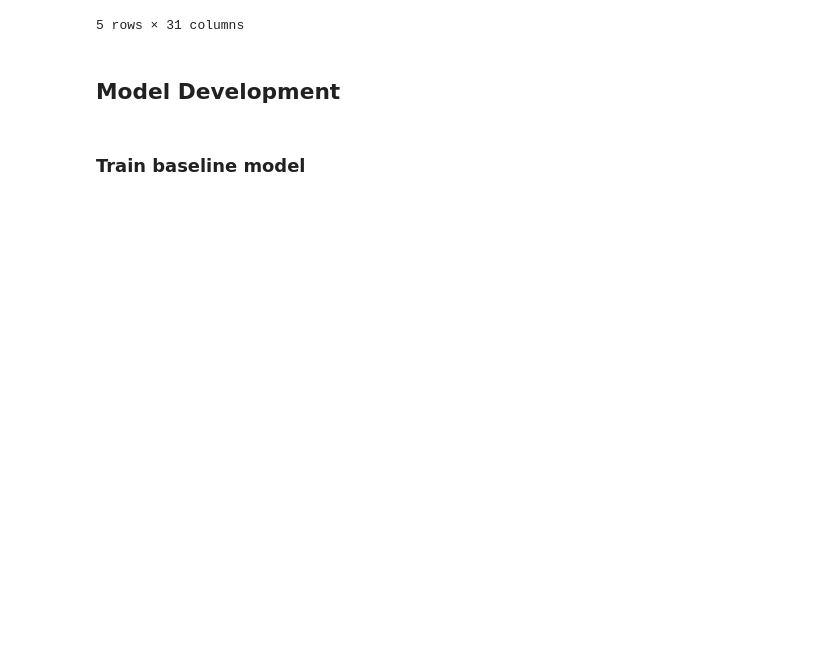
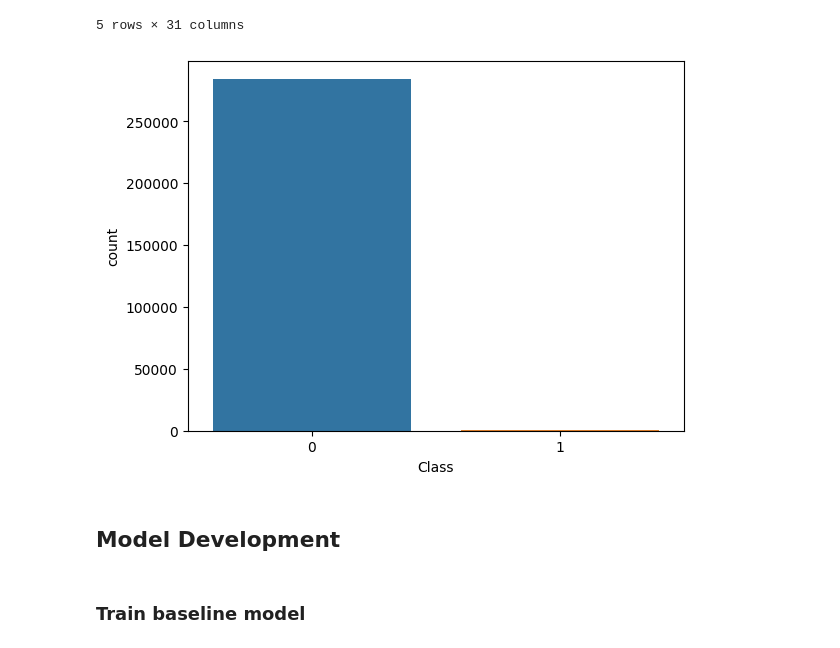
Before and after one commit to Pharoouzy/credit-card-fraud-detection, a Jupyter notebook: src/notebooks/model-development.ipynb, the cells around one changed output. Saved outputs shown, nothing was run; the diff lists cells and outputs as text; code cells hidden in the pictures; blank space fills up the shorter version.

```diff
--- a/src/notebooks/model-development.ipynb
+++ b/src/notebooks/model-development.ipynb
@@ -20,6 +21,11 @@ df.head()
 | 3 | 1.0 | -0.966272 | -0.185226 | 1.792993 | -0.863291 | -0.010309 | 1.247203 | 0.237609 | 0.377436 | -1.387024 | ... | ... |
 | 4 | 2.0 | -1.158233 | 0.877737 | 1.548718 | 0.403034 | -0.407193 | 0.095921 | 0.592941 | -0.270533 | 0.817739 | ... | ... |
 5 rows × 31 columns
+# %%
+sns.countplot(x="Class", data=df)
+plt.show()
+# %% [output]
+[figure, added]
 # %% [markdown]
 ## Model Development
 # %% [markdown]
```
Also changed, not shown: parts of 21 cells of this notebook, 1 other file.
